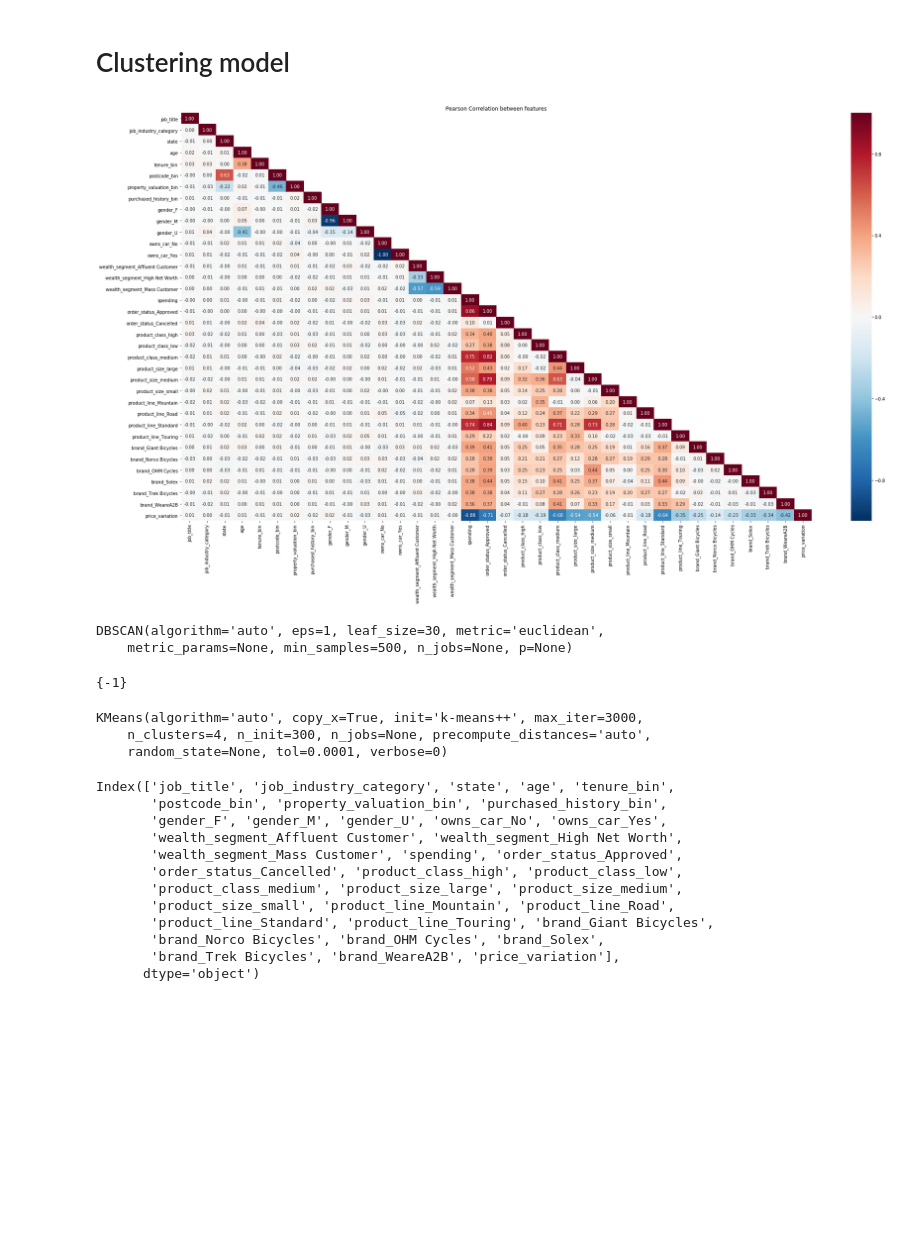
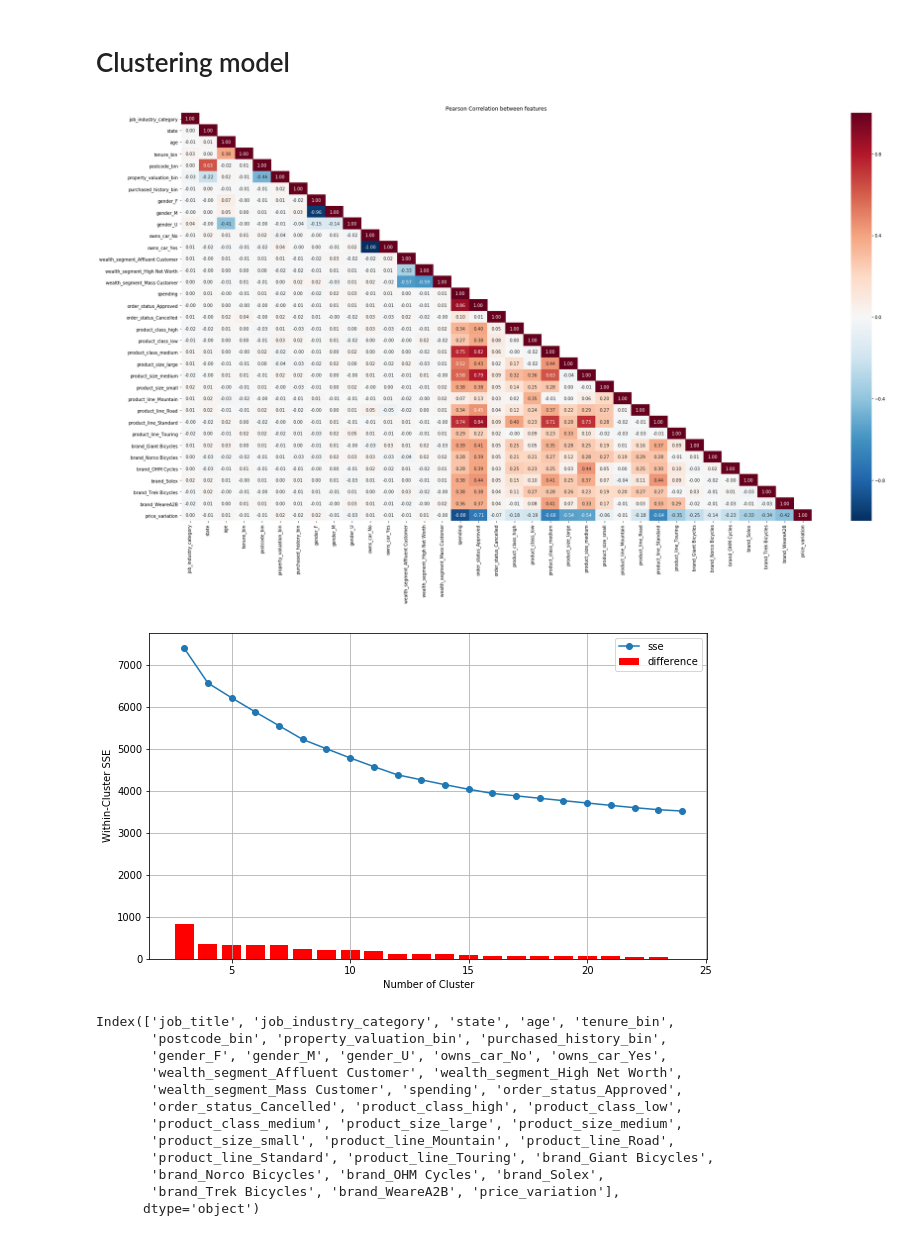
Before and after one commit to jacksenteh/KPMG_Virtual_Internship, a Jupyter notebook: Data_Analysis.ipynb, the cells around one changed output. Saved outputs shown, nothing was run; the diff lists cells and outputs as text; code cells hidden in the pictures; blank space fills up the shorter version.

```diff
--- a/Data_Analysis.ipynb
+++ b/Data_Analysis.ipynb
@@ -507,33 +507,40 @@ unq_count(df_train, 'property_valuation')
 KeyError: 'tenure'
 # %% [markdown]
 # Clustering model
+# %%
+def norm_x(df):
+    for k, v in minmax.items():
+        norm_func = lambda x: (x - v[0]) / (v[1] - v[0])
+        df[k] = df[k].apply(norm_func)
+
+    return df
+
+def unnorm_x(df):
+    for k, v in minmax.items():
+        norm_func = lambda x: x * (v[1] - v[0]) + v[0]
+        df[k] = df[k].apply(norm_func)
+
+    return df
 # %%
-dp_cols=['customer_id', 'past_3_years_bike_related_purchases',
+dp_cols=['customer_id', 'job_title', 'past_3_years_bike_related_purchases',
          'property_valuation', 'postcode', 'tenure', 'standard_cost',
          'deceased_indicator_N', 'deceased_indicator_Y']
 
 df_train = df_train.drop(columns=dp_cols)
+minmax   = {col: (df_train[col].min(), df_train[col].max()) for col in df_train.columns}
+df_train = norm_x(df_train)
+
 plot_correlation(df_train)
 # %% [output]
-[figure, old version]
+[figure, new version]
-# %%
-from sklearn.cluster import DBSCAN
-
-model = DBSCAN(eps=1, min_samples=500)
-model.fit(df_train)
-# %% [output]
-DBSCAN(algorithm='auto', eps=1, leaf_size=30, metric='euclidean',
-    metric_params=None, min_samples=500, n_jobs=None, p=None)
-# %%
-set(model.labels_)
-# %% [output]
-{-1}
 # %%
 from sklearn.cluster import KMeans
 
-model = KMeans(n_clusters=4, n_init=300, max_iter=3000, verbose=0)
-model.fit(df_train)
+cluster_sse = []
+
+for i in range(3, 25):
+    model = KMeans(n_clusters=i, n_init=300, max_iter=3000, verbose=0, tol=1e-6, random_state=0)
+    model.fit(df_train.values)
+    cluster_sse.append(model.inertia_)
+
+difference = np.array(cluster_sse) - np.array(cluster_sse[1:] + [0])
-# %% [output]
-KMeans(algorithm='auto', copy_x=True, init='k-means++', max_iter=3000,
-    n_clusters=4, n_init=300, n_jobs=None, precompute_distances='auto',
-    random_state=None, tol=0.0001, verbose=0)
@@ -543 +547,12 @@ c_cluster = model.cluster_centers_
+# %%
+plt.figure(figsize=(10,6))
+plt.xlabel('Number of Cluster')
+plt.ylabel('Within-Cluster SSE')
+plt.plot(range(3, 25), cluster_sse, marker='o', label='sse')
+plt.bar(range(3, 24), difference[:-1], color='r', label='difference')
+plt.legend()
+plt.grid()
+plt.show()
+# %% [output]
+[figure, added]
 # %%
```
Also changed, not shown: parts of 6 cells of this notebook, 3 other files.
